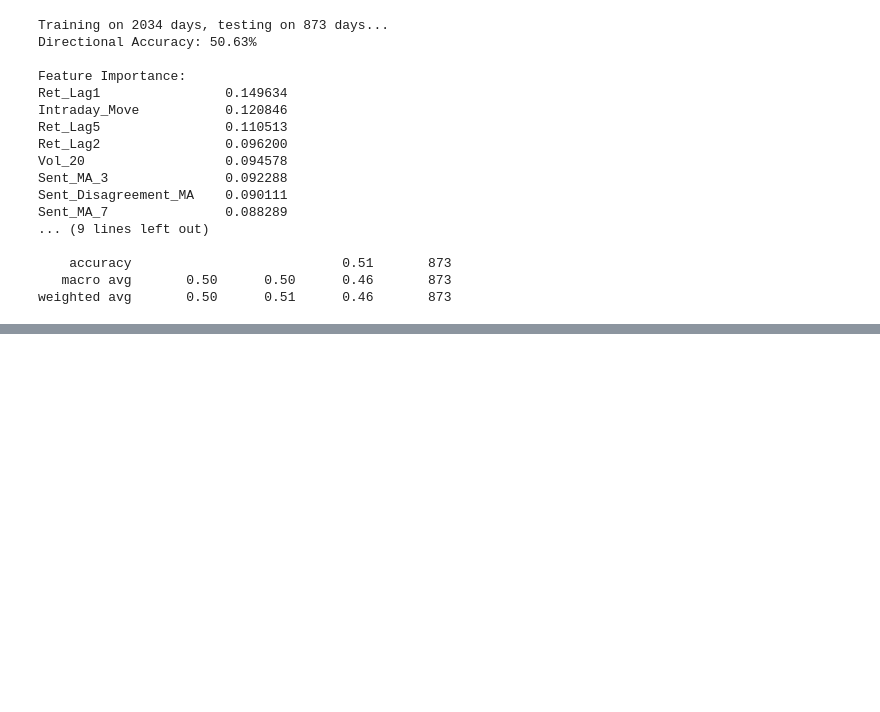
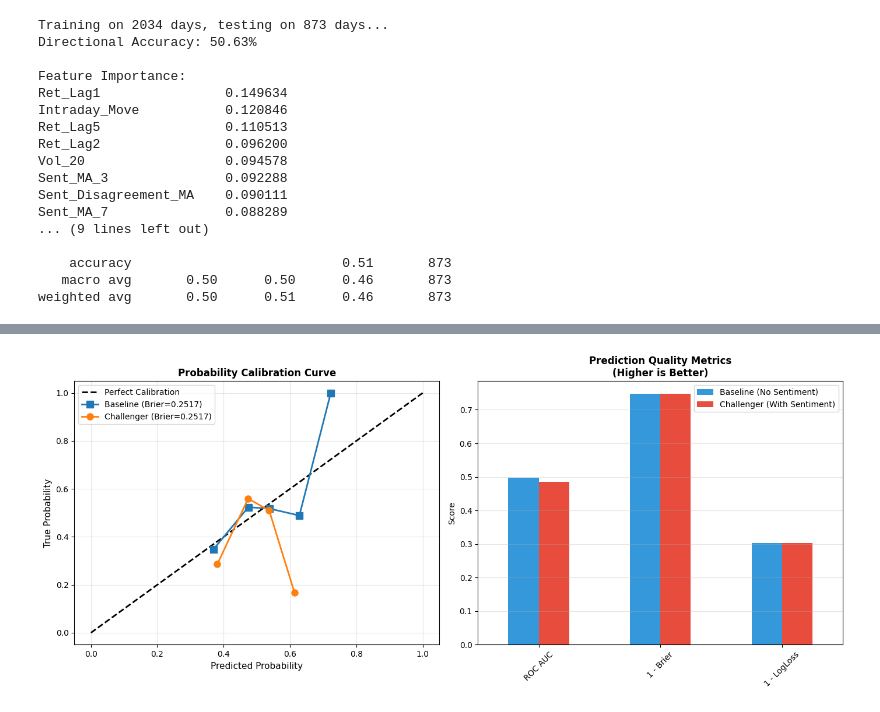
Before and after one commit to ronanhansel/market-analysis, a Jupyter notebook: eda.ipynb, the cells around one changed output, grey strips where cells are left out. Cells and saved outputs as stored; diff of their text form; code cells hidden in the pictures; blank space fills up the shorter version.

```diff
--- a/eda.ipynb
+++ b/eda.ipynb
@@ -189,0 +1029,88 @@ weighted avg       0.50      0.51      0.46       873
+# %%
+# === Probability Calibration Analysis ===
+from sklearn.calibration import calibration_curve
+
+print("\n" + "="*80)
+print("🎲 PROBABILITY CALIBRATION ANALYSIS")
+print("="*80)
+
+# Calculate calibration curves
+prob_true_base, prob_pred_base = calibration_curve(y_test, probs_base, n_bins=10)
+prob_true_chall, prob_pred_chall = calibration_curve(y_test, probs_chall, n_bins=10)
+
+# Brier Score (lower is better)
+brier_base = brier_score_loss(y_test, probs_base)
+brier_chall = brier_score_loss(y_test, probs_chall)
+
+# Log Loss (lower is better)
+logloss_base = log_loss(y_test, probs_base)
+logloss_chall = log_loss(y_test, probs_chall)
+
+# ROC AUC
+auc_base = roc_auc_score(y_test, probs_base)
+auc_chall = roc_auc_score(y_test, probs_chall)
+
+print(f"\n📊 Calibration Metrics (Test Set):")
+print(f"\n{'Metric':<20} {'Baseline':<15} {'Challenger':<15} {'Winner'}")
+print(f"{'-'*65}")
+print(f"{'Brier Score':<20} {brier_base:<15.4f} {brier_chall:<15.4f} {'✅ Challenger' if brier_chall < brier_base else '✅ Baseline'}")
+print(f"{'Log Loss':<20} {logloss_base:<15.4f} {logloss_chall:<15.4f} {'✅ Challenger' if logloss_chall < logloss_base else '✅ Baseline'}")
+print(f"{'ROC AUC':<20} {auc_base:<15.4f} {auc_chall:<15.4f} {'✅ Challenger' if auc_chall > auc_base else '✅ Baseline'}")
+
+# Visualize Calibration
+fig, axes = plt.subplots(1, 2, figsize=(14, 6))
+
+# Calibration Curve
+ax1 = axes[0]
+ax1.plot([0, 1], [0, 1], 'k--', label='Perfect Calibration', linewidth=2)
+ax1.plot(prob_pred_base, prob_true_base, 's-', label=f'Baseline (Brier={brier_base:.4f})',
+         markersize=8, linewidth=2)
+ax1.plot(prob_pred_chall, prob_true_chall, 'o-', label=f'Challenger (Brier={brier_chall:.4f})',
+         markersize=8, linewidth=2)
+ax1.set_xlabel('Predicted Probability', fontsize=11)
+ax1.set_ylabel('True Probability', fontsize=11)
+ax1.set_title('Probability Calibration Curve', fontweight='bold', fontsize=12)
+ax1.legend(loc='best')
+ax1.grid(alpha=0.3)
+
+# Metrics Comparison
+ax2 = axes[1]
+metrics_data = pd.DataFrame({
+    'Baseline': [auc_base, 1-brier_base, 1-logloss_base],
+    'Challenger': [auc_chall, 1-brier_chall, 1-logloss_chall]
+}, index=['ROC AUC', '1 - Brier', '1 - LogLoss'])
+
+metrics_data.plot(kind='bar', ax=ax2, color=['#3498db', '#e74c3c'])
+ax2.set_title('Prediction Quality Metrics\n(Higher is Better)', fontweight='bold', fontsize=12)
+ax2.set_ylabel('Score')
+ax2.set_xlabel('')
+ax2.tick_params(axis='x', rotation=45)
+ax2.legend(['Baseline (No Sentiment)', 'Challenger (With Sentiment)'])
+ax2.grid(axis='y', alpha=0.3)
+
+plt.tight_layout()
+plt.show()
+
+# === Model Confidence Analysis ===
+print("\n" + "="*80)
+print("🎯 MODEL CONFIDENCE ANALYSIS")
+print("="*80)
+
+# High Confidence Predictions (prob > 0.6 or < 0.4)
+high_conf_base = (probs_base > 0.6) | (probs_base < 0.4)
+high_conf_chall = (probs_chall > 0.6) | (probs_chall < 0.4)
+
+acc_high_conf_base = accuracy_score(y_test[high_conf_base], preds_base_final[high_conf_base])
+acc_high_conf_chall = accuracy_score(y_test[high_conf_chall], preds_chall_final[high_conf_chall])
+
+print(f"\n📈 High Confidence Predictions (prob > 0.6 or < 0.4):")
+print(f"   Baseline:   {high_conf_base.sum()}/{len(y_test)} predictions ({high_conf_base.mean():.1%})")
+print(f"               Accuracy: {acc_high_conf_base:.2%}")
+print(f"   Challenger: {high_conf_chall.sum()}/{len(y_test)} predictions ({high_conf_chall.mean():.1%})")
+print(f"               Accuracy: {acc_high_conf_chall:.2%}")
+
+if acc_high_conf_chall > acc_high_conf_base:
+    print(f"\n   ✅ Challenger is more accurate when confident!")
+else:
+    print(f"\n   ⚠️  Baseline is more accurate when confident")
+# %% [output]
@@ -189,0 +1128 @@ weighted avg       0.50      0.51      0.46       873
+[figure, added]
```
Also changed, not shown: parts of 23 cells of this notebook, 6 other files.
